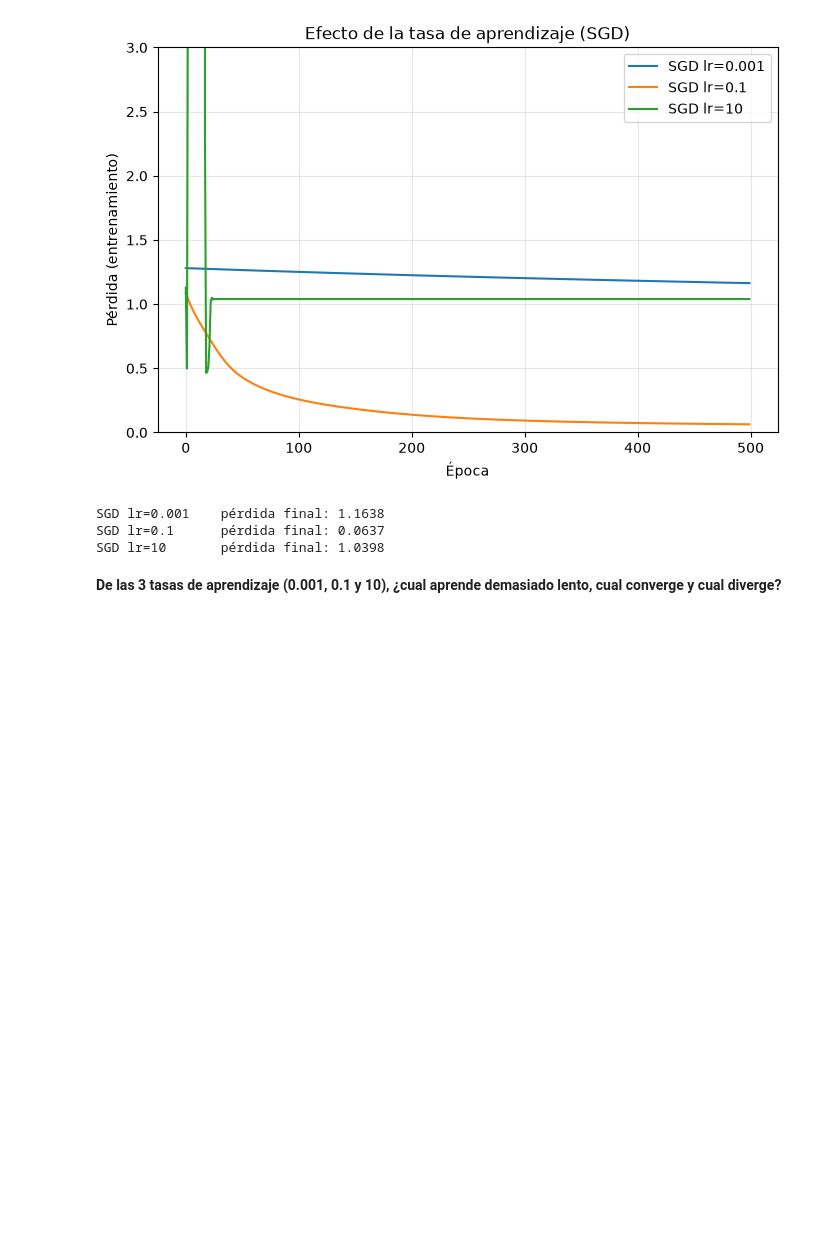
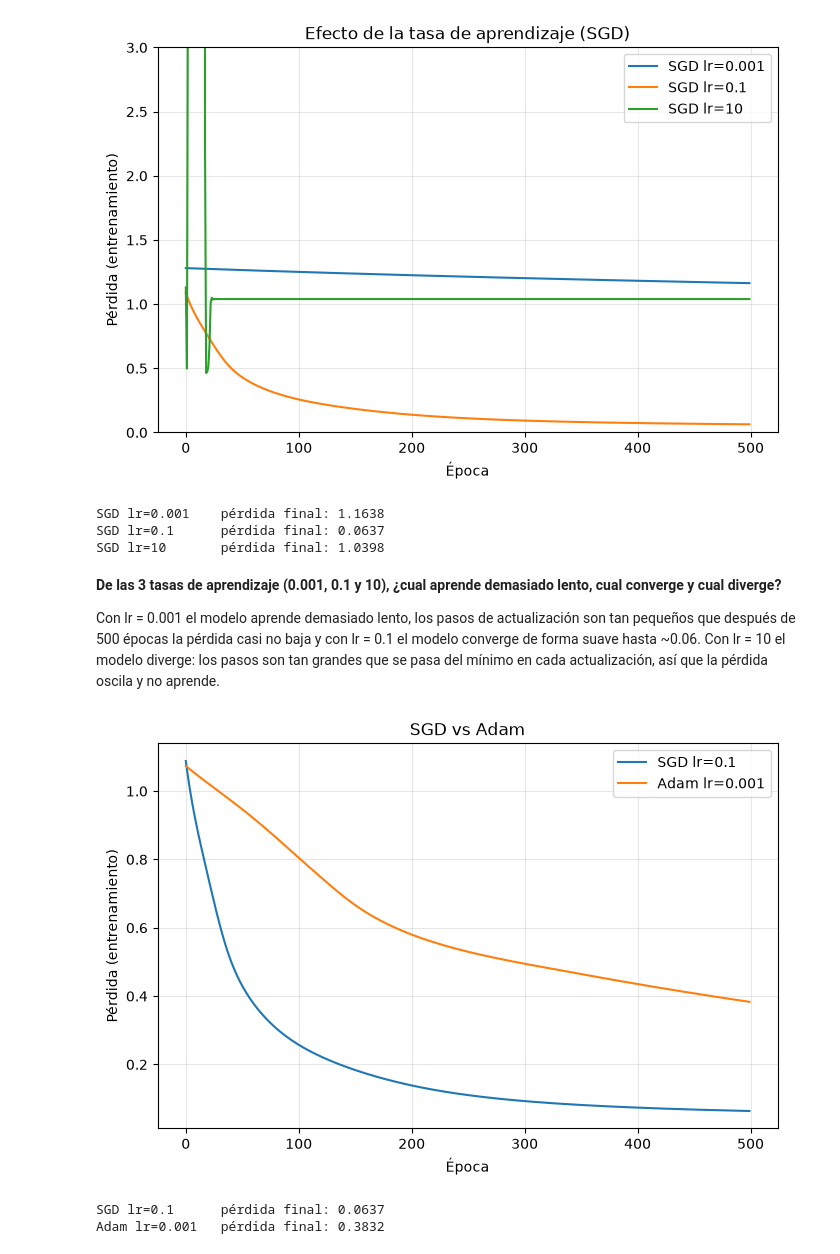
Before and after one commit to Antonio-3108/Natural-Language-Processing, a Jupyter notebook: Laboratorio 7/lab07.ipynb, the cells around one changed output. Saved outputs shown, nothing was run; the diff lists cells and outputs as text; code cells hidden in the pictures; blank space fills up the shorter version.

```diff
--- a/Laboratorio 7/lab07.ipynb
+++ b/Laboratorio 7/lab07.ipynb
@@ -267,3 +276,31 @@ SGD lr=0.1      pérdida final: 0.0637
 SGD lr=10       pérdida final: 1.0398
 # %% [markdown]
 **De las 3 tasas de aprendizaje (0.001, 0.1 y 10), ¿cual aprende demasiado lento, cual converge y cual diverge?**
+
+Con lr = 0.001 el modelo aprende demasiado lento, los pasos de actualización son tan pequeños que después de 500 épocas la pérdida casi no baja y con lr = 0.1 el modelo converge de forma suave hasta ~0.06. Con lr = 10 el modelo diverge: los pasos son tan grandes que se pasa del mínimo en cada actualización, así que la pérdida oscila y no aprende.
+# %%
+# Adam envez de SGD
+m_adam = IrisMLP()
+opt_adam = torch.optim.Adam(m_adam.parameters())
+record['Adam lr=0.001'] = train_iris(m_adam, opt_adam)
+modelos['Adam lr=0.001'] = m_adam
+
+sgd_validos = {k: h for k, h in record.items() if k.startswith('SGD') and np.isfinite(h[-1])}
+mejor_sgd = min(sgd_validos, key=lambda k: sgd_validos[k][-1])
+
+plt.figure(figsize=(8, 5))
+plt.plot(record[mejor_sgd], label=f'{mejor_sgd}')
+plt.plot(record['Adam lr=0.001'], label='Adam lr=0.001')
+plt.xlabel('Época')
+plt.ylabel('Pérdida (entrenamiento)')
+plt.title('SGD vs Adam')
+plt.grid(alpha=0.3)
+plt.legend()
+plt.show()
+
+print(f'{mejor_sgd:15s} pérdida final: {record[mejor_sgd][-1]:.4f}')
+print(f'{"Adam lr=0.001":15s} pérdida final: {record["Adam lr=0.001"][-1]:.4f}')
+# %% [output]
+[figure, added]
+SGD lr=0.1      pérdida final: 0.0637
+Adam lr=0.001   pérdida final: 0.3832
```
Also changed, not shown: parts of 11 cells of this notebook, 1 other file.
